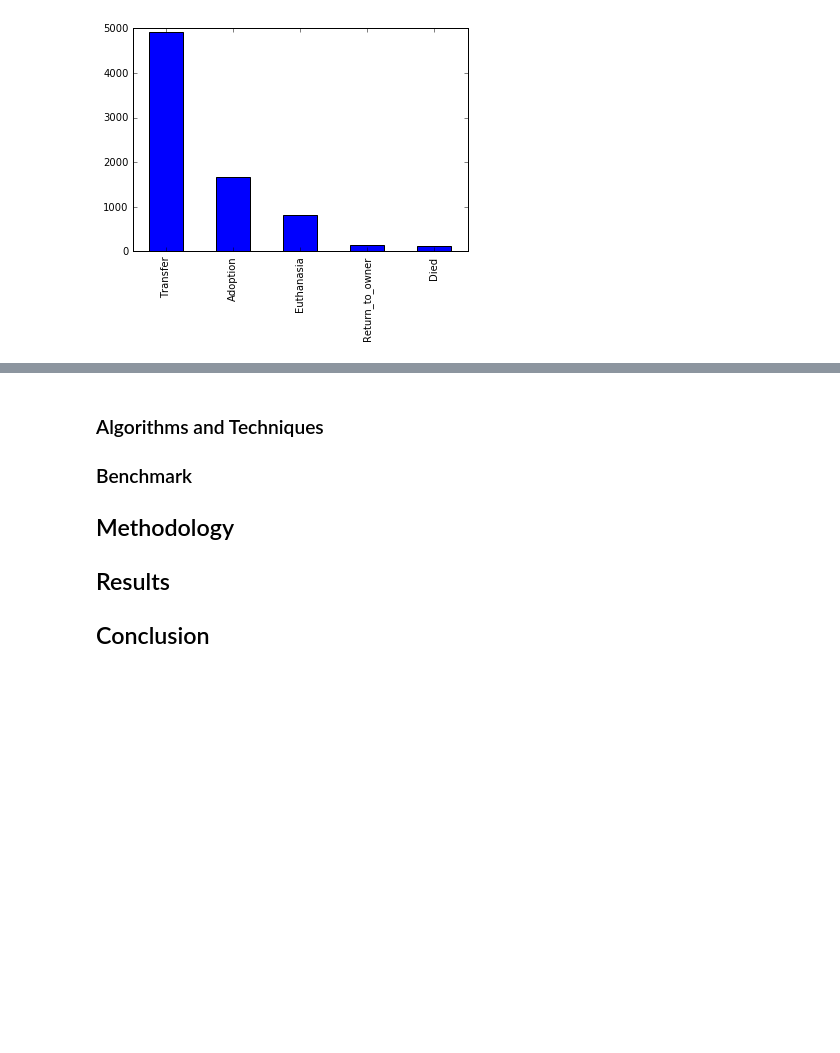
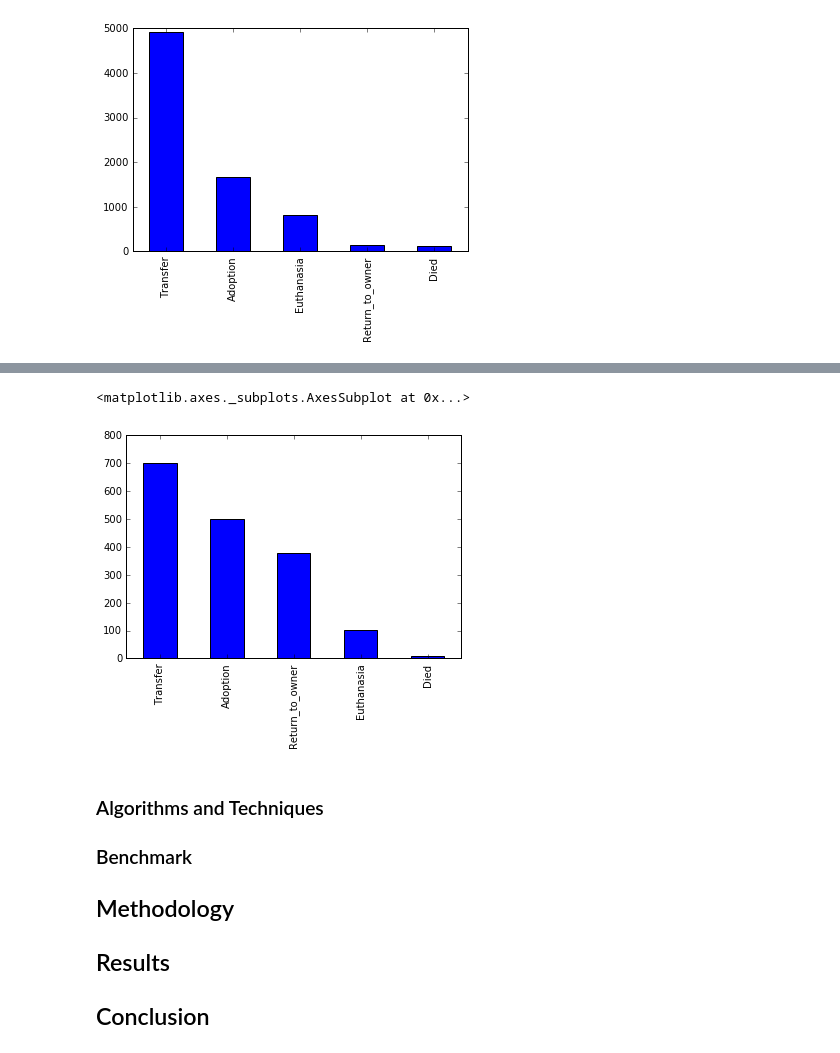
Before and after one commit to dippindots/kaggle-shelter-animal-outcomes, a Jupyter notebook: src/report.ipynb, the cells around one changed output, grey strips where cells are left out. Cells and saved outputs as stored; diff of their text form; code cells hidden in the pictures; blank space fills up the shorter version.

```diff
--- a/src/report.ipynb
+++ b/src/report.ipynb
@@ -90,3 +98,9 @@ un_named['OutcomeType'].value_counts().plot(kind='bar')
+# %%
+apr = data[data['Month'] == 4]
+apr['OutcomeType'].value_counts().plot(kind='bar')
+# %% [output]
+<matplotlib.axes._subplots.AxesSubplot at 0x...>
+[figure, added]
 # %% [markdown]
 ### Algorithms and Techniques
 ### Benchmark
```
Also changed, not shown: parts of 2 cells of this notebook, 2 other files.
